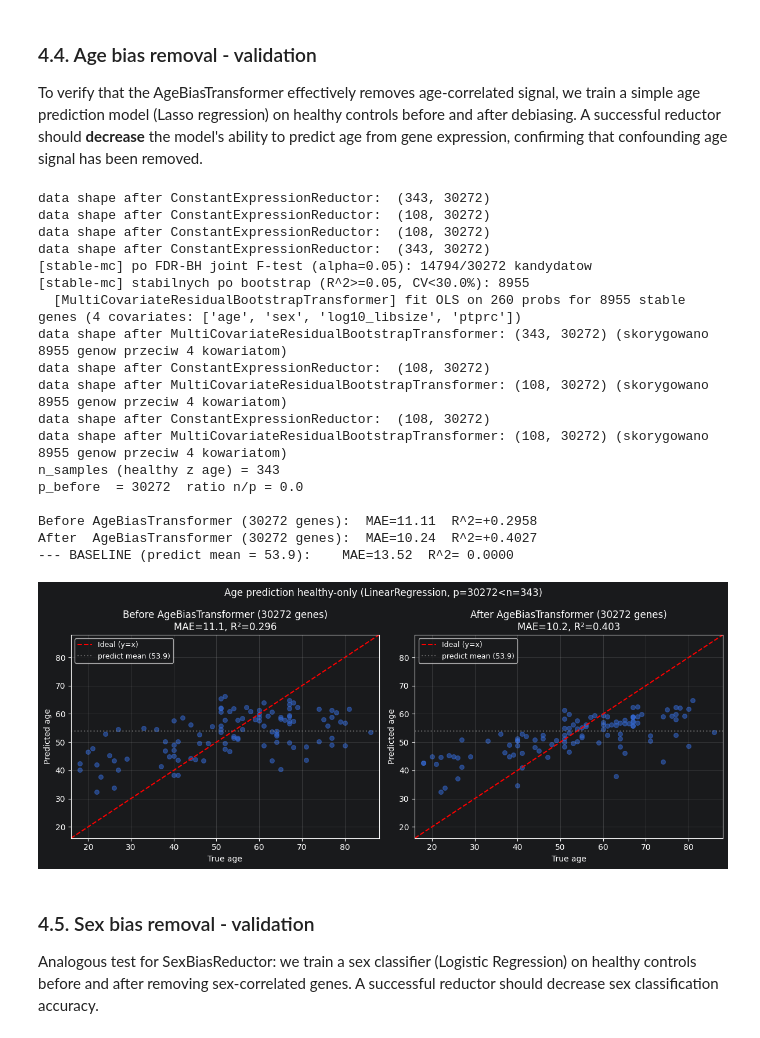
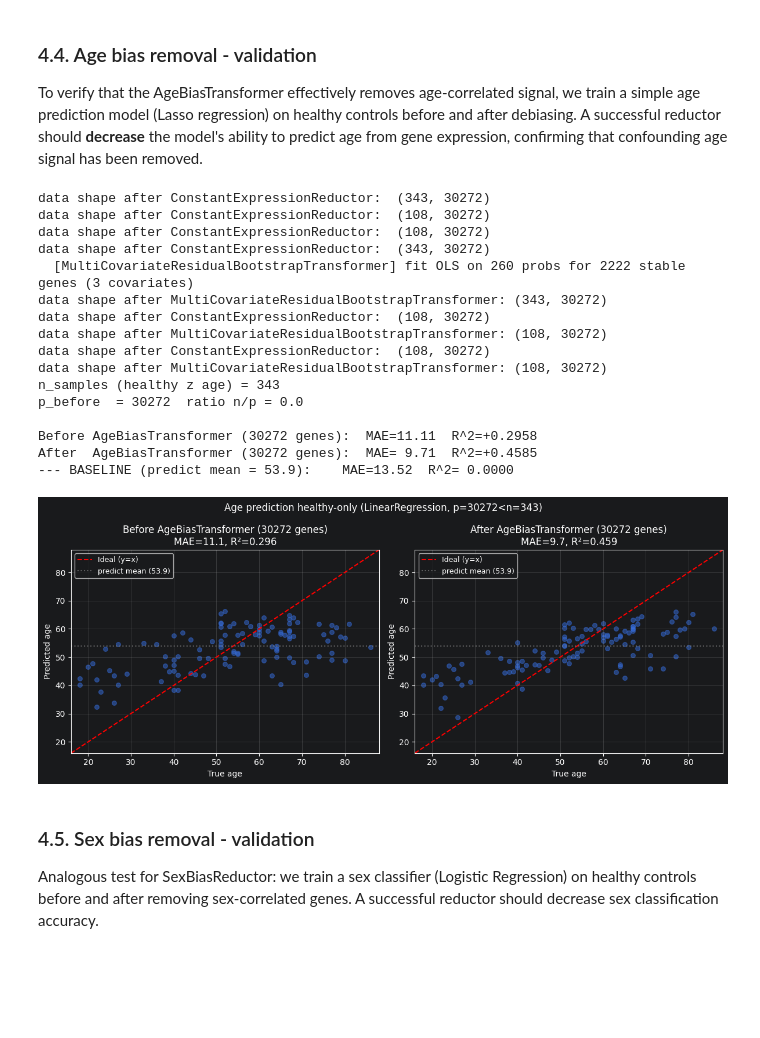
Before and after one commit to kasiaOsowska/pancreatic_canacer_dataset_analysis, a Jupyter notebook: 1_data_preparation.ipynb, the cells around one changed output. Saved outputs shown, nothing was run; the diff lists cells and outputs as text; code cells hidden in the pictures; blank space fills up the shorter version.

```diff
--- a/1_data_preparation.ipynb
+++ b/1_data_preparation.ipynb
@@ -603,7 +582,6 @@ from sklearn.metrics import mean_absolute_error, r2_score
 import numpy as np
 import matplotlib.pyplot as plt
 
-TIGHT_MEAN_PERCENTILE = 99.9
 
 age = ds.age.dropna().astype(int)
 tr_idx = X_train.index.intersection(age.index)
@@ -621,15 +599,12 @@ pipe_with_age = Pipeline([
     #('MeanExpressionReductor',     MeanExpressionReductor(percentile=TIGHT_MEAN_PERCENTILE)),
     ('multi_resid', MultiCovariateResidualBootstrapTransformer(
         covariates=cov, labels=y_train,
-        n_bootstrap=500, fdr_alpha=0.05, min_r2=0.05, cv_threshold_pct=30.0,
+        n_bootstrap=1000, fdr_alpha=0.1, min_r2=0.05, cv_threshold_pct=30.0,
     )),
     ('scaler',                     StandardScaler()),
     ('model',                      LinearRegression()),
 ])
 
-# >>> USUNIETO DRUGI BLOK NADPISUJACY tr_idx/te_idx/age <<<
-
-# fit + predict
 pipe_without_age.fit(X_train.loc[tr_idx], age.loc[tr_idx])
 pred_before = pipe_without_age.predict(X_test.loc[te_idx])
 n_before    = pipe_without_age[:-1].transform(X_test.loc[te_idx]).shape[1]
@@ -656,41 +631,39 @@ print(f"--- BASELINE (predict mean = {mean_age:.1f}):    MAE={mae_mean:5.2f}  R^
 # plot bez zmian
 y_true = age.loc[te_idx]
 fig, (ax1, ax2) = plt.subplots(1, 2, figsize=(12, 5))
 for ax, pred, n, mae, r2, title in [
     (ax1, pred_before, n_before, mae_before, r2_before, "Before AgeBiasTransformer"),
     (ax2, pred_after,  n_after,  mae_after,  r2_after,  "After AgeBiasTransformer"),
 ]:
     lim = [min(y_true.min(), pred.min()) - 2, max(y_true.max(), pred.max()) + 2]
     ax.scatter(y_true, pred, alpha=0.5, s=30)
     ax.plot(lim, lim, 'r--', label='Ideal (y=x)')
     ax.axhline(mean_age, color='gray', ls=':', alpha=0.7,
                label=f'predict mean ({mean_age:.1f})')
     ax.set(xlim=lim, ylim=lim, xlabel="True age", ylabel="Predicted age",
            title=f"{title} ({n} genes)\nMAE={mae:.1f}, R²={r2:.3f}")
     ax.legend(fontsize=9); ax.grid(alpha=0.3)
 plt.suptitle(f"Age prediction healthy-only (LinearRegression, p={n_before}<n={n_samples})", fontsize=12)
 plt.tight_layout()
 plt.show()
 # %% [output]
 data shape after ConstantExpressionReductor:  (343, 30272)
 data shape after ConstantExpressionReductor:  (108, 30272)
 data shape after ConstantExpressionReductor:  (108, 30272)
 data shape after ConstantExpressionReductor:  (343, 30272)
-[stable-mc] po FDR-BH joint F-test (alpha=0.05): 14794/30272 kandydatow
-[stable-mc] stabilnych po bootstrap (R^2>=0.05, CV<30.0%): 8955
-  [MultiCovariateResidualBootstrapTransformer] fit OLS on 260 probs for 8955 stable genes (4 covariates: ['age', 'sex', 'log10_libsize', 'ptprc'])
-data shape after MultiCovariateResidualBootstrapTransformer: (343, 30272) (skorygowano 8955 genow przeciw 4 kowariatom)
+  [MultiCovariateResidualBootstrapTransformer] fit OLS on 260 probs for 2222 stable genes (3 covariates)
+data shape after MultiCovariateResidualBootstrapTransformer: (343, 30272)
 data shape after ConstantExpressionReductor:  (108, 30272)
-data shape after MultiCovariateResidualBootstrapTransformer: (108, 30272) (skorygowano 8955 genow przeciw 4 kowariatom)
+data shape after MultiCovariateResidualBootstrapTransformer: (108, 30272)
 data shape after ConstantExpressionReductor:  (108, 30272)
-data shape after MultiCovariateResidualBootstrapTransformer: (108, 30272) (skorygowano 8955 genow przeciw 4 kowariatom)
+data shape after MultiCovariateResidualBootstrapTransformer: (108, 30272)
 n_samples (healthy z age) = 343
 p_before  = 30272  ratio n/p = 0.0
 
 Before AgeBiasTransformer (30272 genes):  MAE=11.11  R^2=+0.2958
-After  AgeBiasTransformer (30272 genes):  MAE=10.24  R^2=+0.4027
+After  AgeBiasTransformer (30272 genes):  MAE= 9.71  R^2=+0.4585
 --- BASELINE (predict mean = 53.9):    MAE=13.52  R^2= 0.0000
-[figure, old version]
+[figure, new version]
 # %% [markdown]
 ### 4.5. Sex bias removal - validation
 
```
Also changed, not shown: parts of 6 cells of this notebook, 5 other files.
